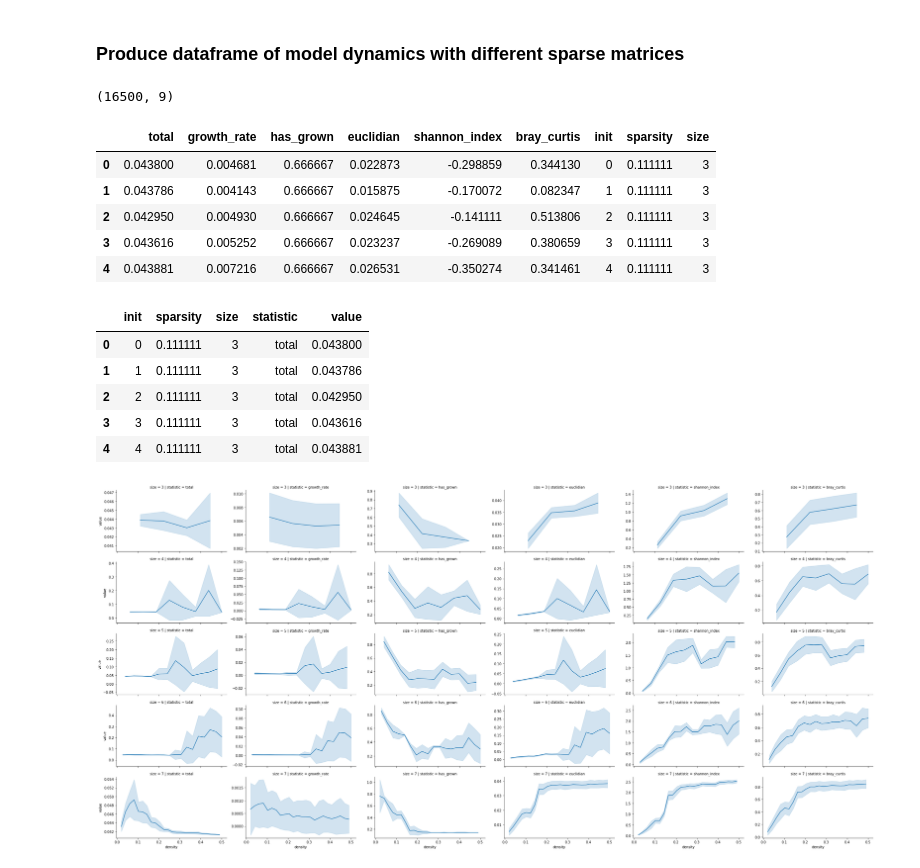
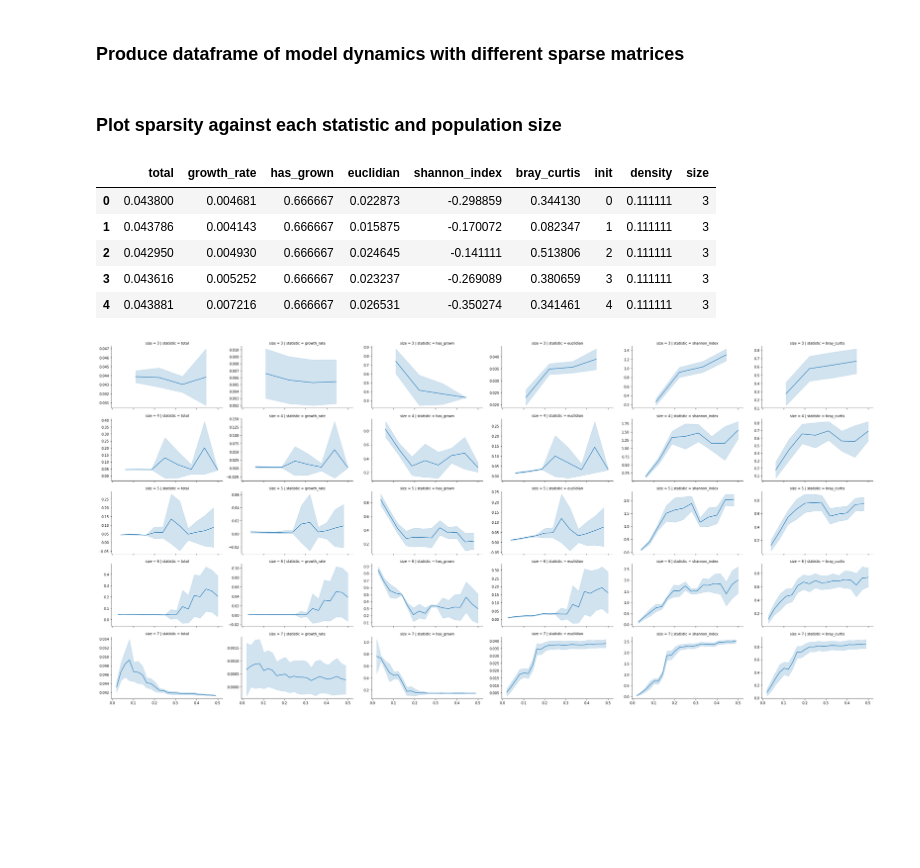
Before and after one commit to DJSiddharthVader/Simulations-02712-Project, a Jupyter notebook: Notebooks/Sparsity_Analysis.ipynb, the cells around one changed output. Drawn from its saved outputs; the diff is of its cells as text; code cells hidden in the pictures; blank space fills up the shorter version.

```diff
--- a/Notebooks/Sparsity_Analysis.ipynb
+++ b/Notebooks/Sparsity_Analysis.ipynb
@@ -26,41 +26,19 @@ results = spa.analyze(sizes,
                       end_time)
 print(results.shape)
 results.to_csv('../Data/sparsity_analysis.tsv', sep='\t', index=False)
-results.head()
-# %% [output]
-(16500, 9)
-|  | total | growth_rate | has_grown | euclidian | shannon_index | bray_curtis | init | sparsity | size |
-| 0 | 0.043800 | 0.004681 | 0.666667 | 0.022873 | -0.298859 | 0.344130 | 0 | 0.111111 | 3 |
-| 1 | 0.043786 | 0.004143 | 0.666667 | 0.015875 | -0.170072 | 0.082347 | 1 | 0.111111 | 3 |
-| 2 | 0.042950 | 0.004930 | 0.666667 | 0.024645 | -0.141111 | 0.513806 | 2 | 0.111111 | 3 |
-| 3 | 0.043616 | 0.005252 | 0.666667 | 0.023237 | -0.269089 | 0.380659 | 3 | 0.111111 | 3 |
-| 4 | 0.043881 | 0.007216 | 0.666667 | 0.026531 | -0.350274 | 0.341461 | 4 | 0.111111 | 3 |
+# %% [markdown]
+### Plot sparsity against each statistic and population size
 # %%
 df = pd.read_csv('../Data/sparsity_analysis.tsv', sep='\t')
-df['shannon_index'] = abs(df['shannon_index'])
-ids = ['init', 'sparsity', 'size']
-df = pd.melt(df,
-             id_vars=ids,
-             var_name='statistic',
-             value_name='value')
 df.head()
 # %% [output]
-|  | init | sparsity | size | statistic | value |
-| 0 | 0 | 0.111111 | 3 | total | 0.043800 |
-| 1 | 1 | 0.111111 | 3 | total | 0.043786 |
-| 2 | 2 | 0.111111 | 3 | total | 0.042950 |
-| 3 | 3 | 0.111111 | 3 | total | 0.043616 |
-| 4 | 4 | 0.111111 | 3 | total | 0.043881 |
+|  | total | growth_rate | has_grown | euclidian | shannon_index | bray_curtis | init | density | size |
+| 0 | 0.043800 | 0.004681 | 0.666667 | 0.022873 | -0.298859 | 0.344130 | 0 | 0.111111 | 3 |
+| 1 | 0.043786 | 0.004143 | 0.666667 | 0.015875 | -0.170072 | 0.082347 | 1 | 0.111111 | 3 |
+| 2 | 0.042950 | 0.004930 | 0.666667 | 0.024645 | -0.141111 | 0.513806 | 2 | 0.111111 | 3 |
+| 3 | 0.043616 | 0.005252 | 0.666667 | 0.023237 | -0.269089 | 0.380659 | 3 | 0.111111 | 3 |
+| 4 | 0.043881 | 0.007216 | 0.666667 | 0.026531 | -0.350274 | 0.341461 | 4 | 0.111111 | 3 |
 # %%
-import seaborn as sns
-pdf = df #df[df['size'] != 4]
-pdf.rename(columns={'sparsity': 'density'}, inplace=True)
-#pdf = pdf[pdf['statistic'] != 'skew']
-plot = sns.FacetGrid(pdf, col='statistic', row='size',
-                     sharex=True, sharey=False, aspect=16/9)
-plot.map_dataframe(sns.lineplot, x='density', y='value', ci="sd")
-plot.add_legend()
-plot.tight_layout()
-plot.fig.savefig('../Documents/figures/sparsity_analysis.png')
+spa.plot_sparsity(df, '../Documents/figures/sparsity_analysis.png')
 # %% [output]
-[figure, old version]
+[figure, new version]
```
Also changed, not shown: 3 other files.
